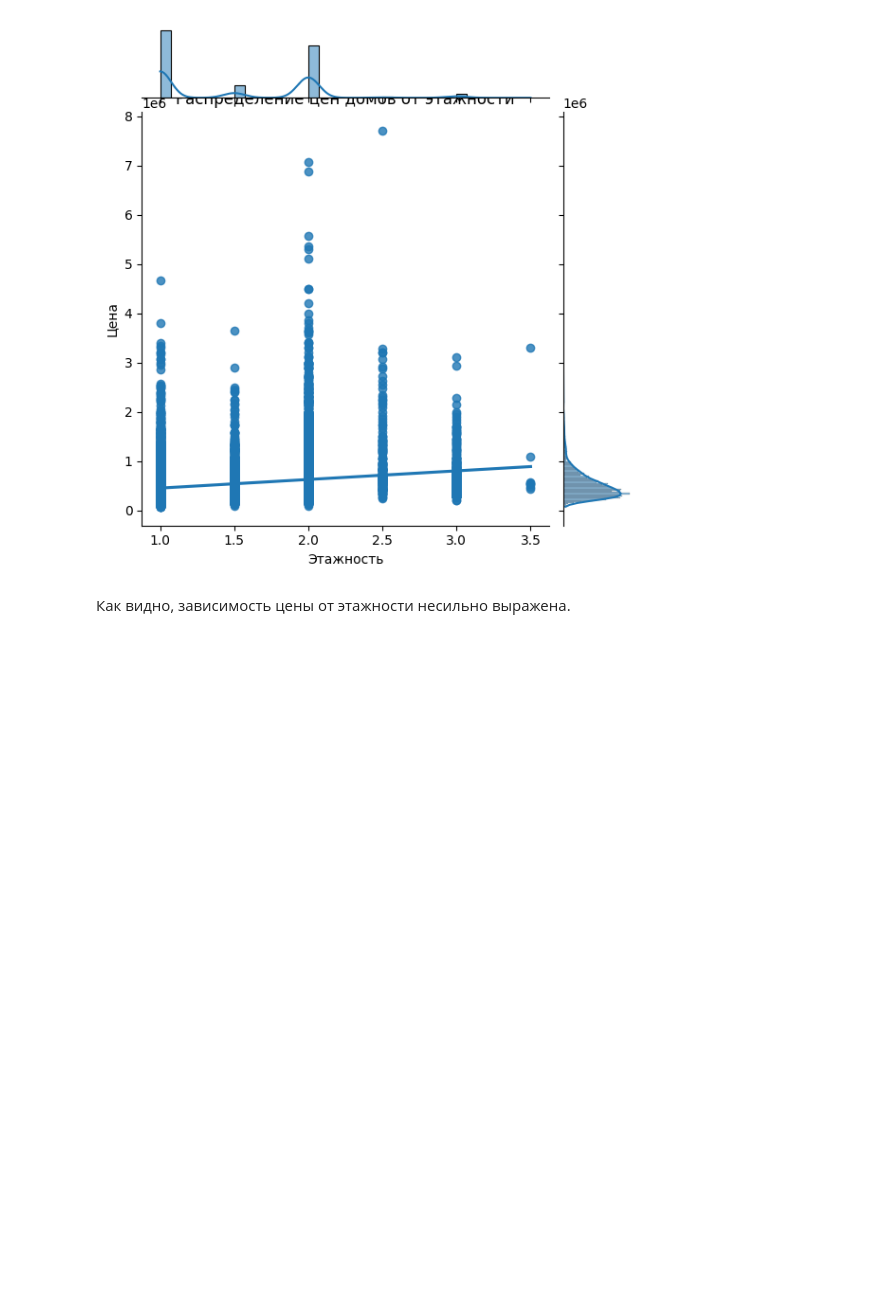
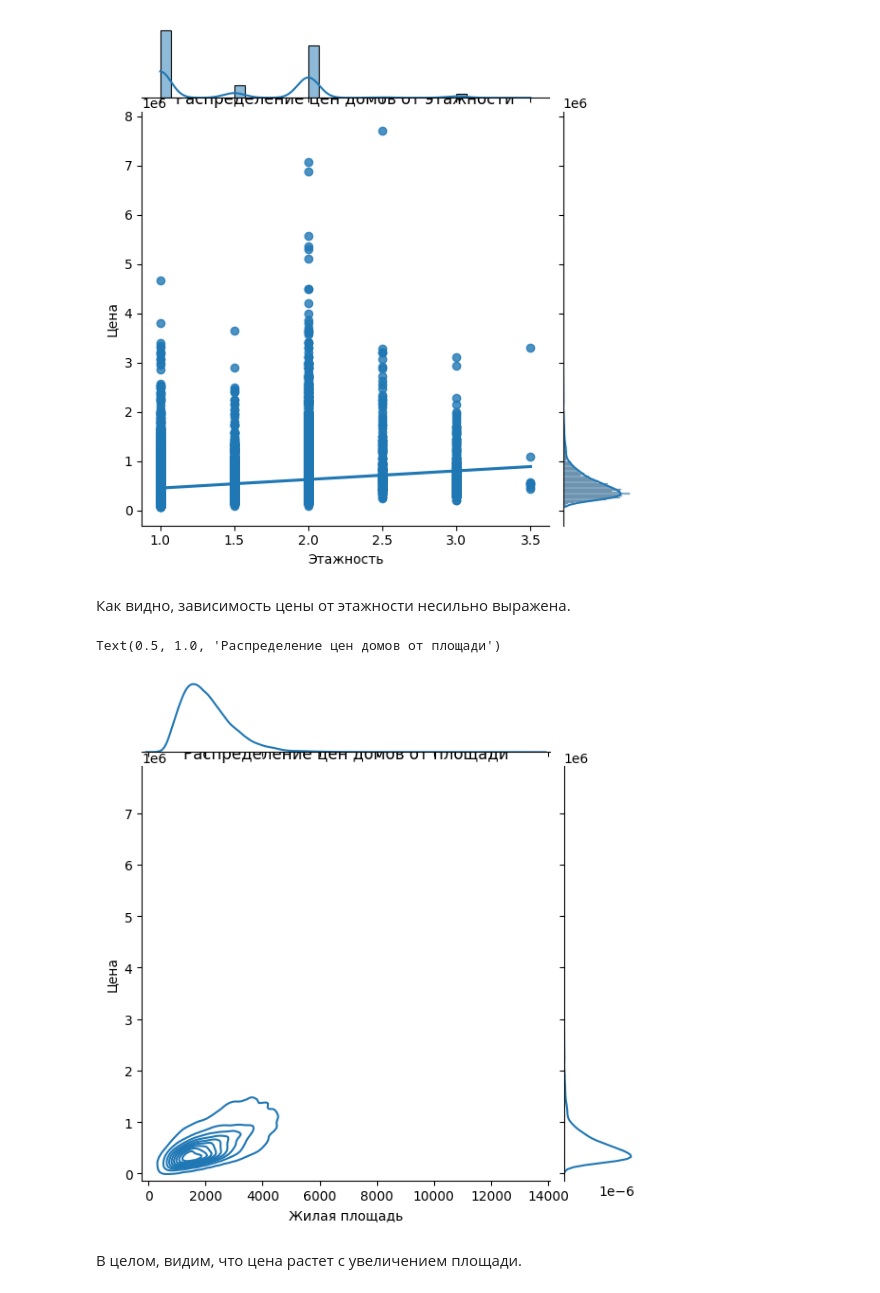
Before and after one commit to estaroverov/pfa_total, a Jupyter notebook: total.ipynb, the cells around one changed output. Saved outputs shown, nothing was run; the diff lists cells and outputs as text; code cells hidden in the pictures; blank space fills up the shorter version.

```diff
--- a/total.ipynb
+++ b/total.ipynb
@@ -231,3 +231,13 @@ Text(0.5, 1.0, 'Распределение цен домов от этажнос
 [figure]
 # %% [markdown]
 Как видно, зависимость цены от этажности несильно выражена.
+# %%
+sns.jointplot(x=df['sqft_living'], y=df['price'], kind='kde')
+plt.xlabel('Жилая площадь')
+plt.ylabel('Цена')
+plt.title('Распределение цен домов от площади')
+# %% [output]
+Text(0.5, 1.0, 'Распределение цен домов от площади')
+[figure, added]
+# %% [markdown]
+В целом, видим, что цена растет с увеличением площади.
```
